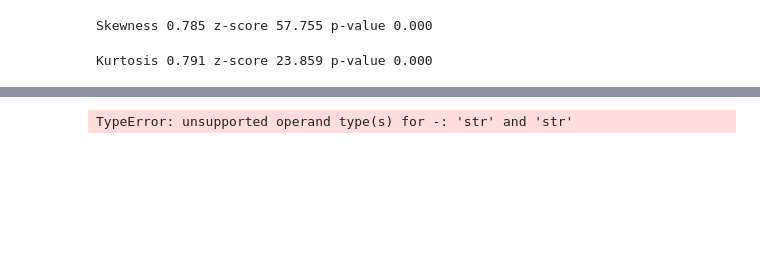
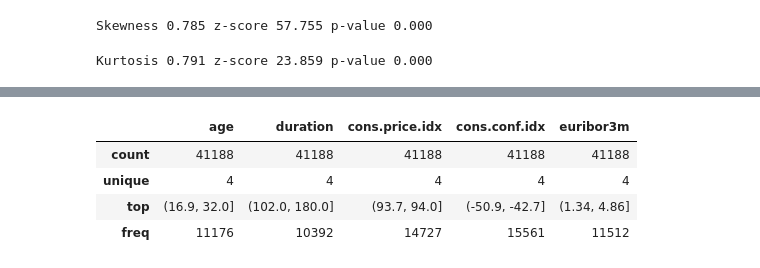
Before and after one commit to AmeeAyco/BANK-DATA-MARKETING-, a Jupyter notebook: MAN_203_S1.ipynb, the cells around one changed output, grey strips where cells are left out. Cells and saved outputs as stored; diff of their text form; code cells hidden in the pictures; blank space fills up the shorter version.

```diff
--- a/MAN_203_S1.ipynb
+++ b/MAN_203_S1.ipynb
@@ -356,8 +364,15 @@ pcts=[0,0.25,0.5,0.75,1]
 # %%
-bankdataset_binned = pd.concat([pd.qcut(df_Bank_Data.iloc[:, 0], pcts, precision=1),
-                         pd.qcut(df_Bank_Data.iloc[:, 1], pcts, precision=1),
-                         pd.qcut(df_Bank_Data.iloc[:, 2], pcts, precision=1),
-                         pd.qcut(df_Bank_Data.iloc[:, 3], pcts, precision=1)],
-                        join ='outer', axis = 1)
+bankdataset_binned = pd.concat([pd.qcut(df_Bank_Data.iloc[:, 0],pcts, precision=1),
+                                pd.qcut(df_Bank_Data.iloc[:, 10], pcts, precision=1),
+                                pd.qcut(df_Bank_Data.iloc[:, 16], pcts, precision=1),
+                                pd.qcut(df_Bank_Data.iloc[:, 17], pcts, precision=1),
+                                pd.qcut(df_Bank_Data.iloc[:, 18], pcts, precision=1),
+                                ], join ='outer', axis = 1)
-# %% [output]
-TypeError: unsupported operand type(s) for -: 'str' and 'str'
+# %%
+bankdataset_binned.describe()
+# %% [output]
+|  | age | duration | cons.price.idx | cons.conf.idx | euribor3m |
+| count | 41188 | 41188 | 41188 | 41188 | 41188 |
+| unique | 4 | 4 | 4 | 4 | 4 |
+| top | (16.9, 32.0] | (102.0, 180.0] | (93.7, 94.0] | (-50.9, -42.7] | (1.34, 4.86] |
+| freq | 11176 | 10392 | 14727 | 15561 | 11512 |
```
Also changed, not shown: parts of 18 cells of this notebook.
